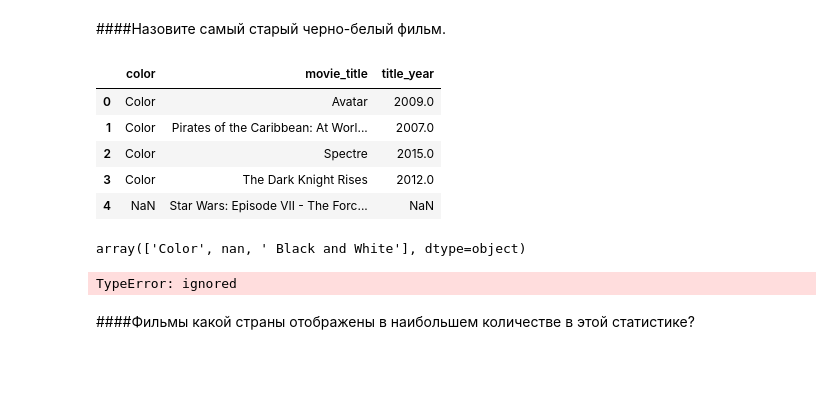
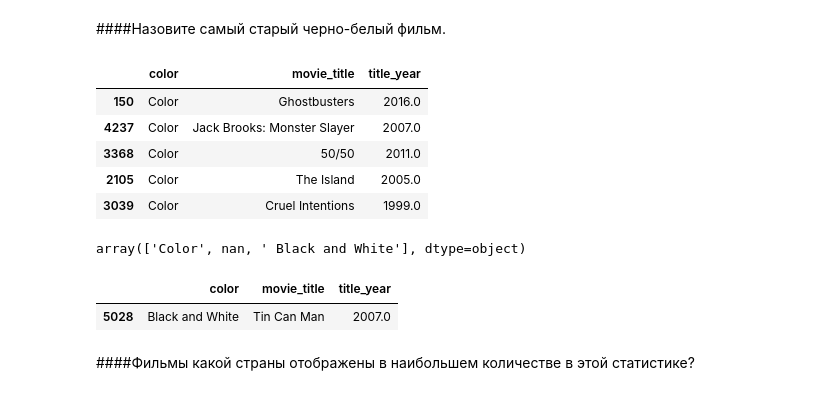
Before and after one commit to MangoFM/Movie_Analysis, a Jupyter notebook: Анализ_кинофильмов_Скоркин.ipynb, the cells around one changed output. Drawn from its saved outputs; the diff is of its cells as text; code cells hidden in the pictures; blank space fills up the shorter version.

```diff
--- a/Анализ_кинофильмов_Скоркин.ipynb
+++ b/Анализ_кинофильмов_Скоркин.ipynb
@@ -466,24 +466,25 @@ df17.head(5)
 ####Назовите самый старый черно-белый фильм.
 # %%
 df18 = data[['color', 'movie_title','title_year']]
-df18.head(5)
+df18 = df18.dropna(subset=['title_year'])
+df18.sample(5)
 # %% [output]
 |  | color | movie_title | title_year |
-| 0 | Color | Avatar | 2009.0 |
-| 1 | Color | Pirates of the Caribbean: At Worl... | 2007.0 |
-| 2 | Color | Spectre | 2015.0 |
-| 3 | Color | The Dark Knight Rises | 2012.0 |
-| 4 | NaN | Star Wars: Episode VII - The Forc... | NaN |
+| 150 | Color | Ghostbusters | 2016.0 |
+| 4237 | Color | Jack Brooks: Monster Slayer | 2007.0 |
+| 3368 | Color | 50/50 | 2011.0 |
+| 2105 | Color | The Island | 2005.0 |
+| 3039 | Color | Cruel Intentions | 1999.0 |
 # %%
 df18['color'].unique()
 # %% [output]
 array(['Color', nan, ' Black and White'], dtype=object)
 # %%
-df18[(df18['color'] == 'Black and White') & (df18['title_year'].min())]
+df18[(df18['color'] == ' Black and White')].tail(1)
 #df18.sort_values('title_year', ascending=False, inplace=True)
-df18.head(10)
 # %% [output]
-TypeError: ignored
+|  | color | movie_title | title_year |
+| 5028 | Black and White | Tin Can Man | 2007.0 |
 # %% [markdown]
 ####Фильмы какой страны отображены в наибольшем количестве в этой статистике?
 # %% [markdown]
```
